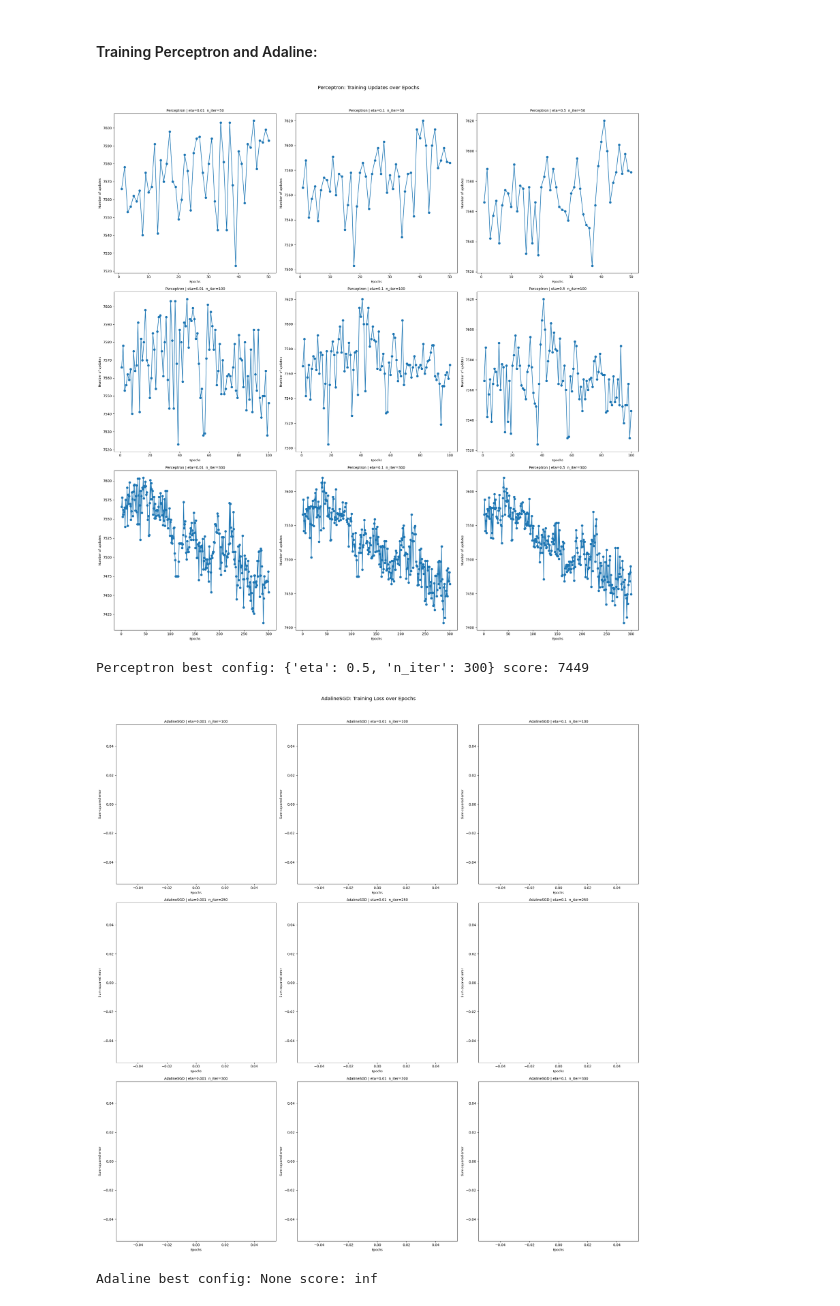
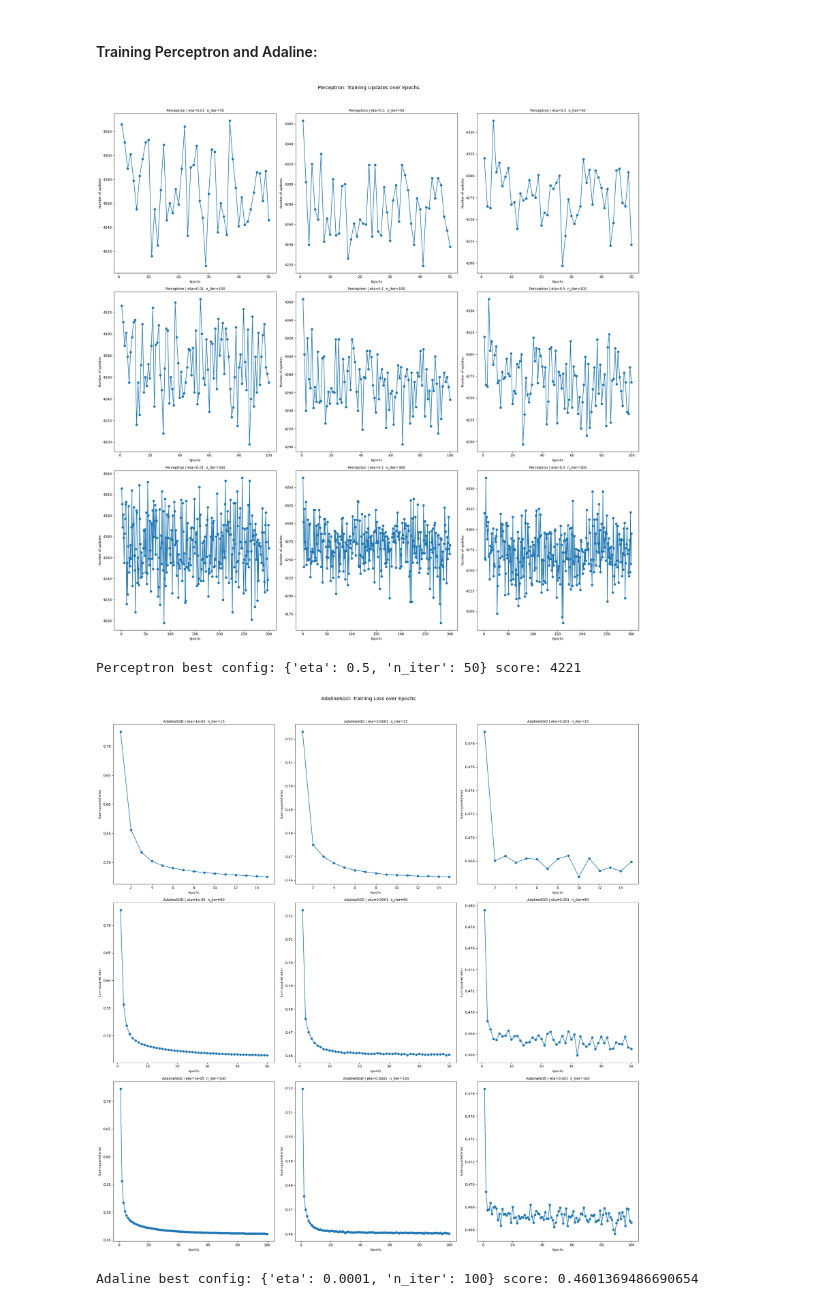
Before and after one commit to cmorris01/project1-foundations_of_classification_algorithms, a Jupyter notebook: notebooks/main.ipynb, the cells around one changed output. Drawn from its saved outputs; the diff is of its cells as text; code cells hidden in the pictures.

Commit message:
Fixed data handling. Added change to drop id column

```diff
--- a/notebooks/main.ipynb
+++ b/notebooks/main.ipynb
@@ -25,28 +25,28 @@ from scripts.adalinesgd_model import AdalineSGD
 #### Preprocessing:
 # %%
 # read in data
-raw_df = load_data("data/project_adult.csv")
+data_handler = DataHandler("data/project_adult.csv")
 
 # split into train and test
-X_train, X_test, y_train, y_test = split_data(df=raw_df, target_column="income")
+X_train, X_test, y_train, y_test = data_handler.split_data(target_column="income")
 
 # preprocess the data
-X_train_processed = preprocess_data(X_train)
-X_test_processed = preprocess_data(X_test)
+X_train_processed = data_handler.preprocess_set(X_train, train_or_test="train")
+X_test_processed = data_handler.preprocess_set(X_test, train_or_test="test")
 # %% [markdown]
 #### Training Perceptron and Adaline:
 # %%
 # handbuilt perceptron and adaline models require data of different shape (numpy arrays)
 X_train_perceptron = X_train_processed.values
 y_train_perceptron = (y_train == ">50K").astype(int).values
-y_train_perceptron = y_train_perceptron[~np.isnan(y_train_perceptron)]
+y_train_adaline = np.where(y_train == ">50K", 1, -1)  # Adaline expects -1, 1 labels
 
 # initialize perceptron and adaline models. iterate through learning rates and iterations to find best hyperparameters
 perceptron_eta_list = [0.01, 0.1, 0.5]
 perceptron_max_iter_list = [50, 100, 300]
 
-adaline_eta_list = [0.001, 0.01, 0.1]
-adaline_max_iter_list = [100, 250, 300]
+adaline_eta_list = [1e-5, 0.0001, 0.001]
+adaline_max_iter_list = [15, 50, 100]
 
 # PERCEPTRON
 fig, ax = plt.subplots(nrows=len(perceptron_max_iter_list), ncols=len(perceptron_eta_list), figsize=(22, 22))
@@ -64,35 +64,35 @@ for r, n_iter in enumerate(perceptron_max_iter_list):
         ax[r, c].set_xlabel("Epochs", fontsize=9)
         ax[r, c].set_ylabel("Number of updates", fontsize=9)
         ax[r, c].set_title(f"Perceptron | eta={eta}  n_iter={n_iter}", fontsize=10)
 
 fig.suptitle("Perceptron: Training Updates over Epochs", fontsize=14, y=1.02)
 fig.tight_layout()
 plt.show()
 print("Perceptron best config:", best_ppn_cfg, "score:", best_ppn_score)
 
 # ADALINE (SGD)
 fig, ax = plt.subplots(nrows=len(adaline_max_iter_list), ncols=len(adaline_eta_list), figsize=(22, 22))
 best_ada_score, best_ada_cfg = np.inf, None
 for r, n_iter in enumerate(adaline_max_iter_list):
     for c, eta in enumerate(adaline_eta_list):
         ada = AdalineSGD(n_iter=n_iter, eta=eta)  # add shuffle/random_state if supported
-        ada.fit(X_train_perceptron, y_train_perceptron)
+        ada.fit(X_train_perceptron, y_train_adaline)
         hist = getattr(ada, "losses_", [])
         if len(hist) > 0:
             ax[r, c].plot(range(1, len(hist)+1), hist, marker='o')
             last = hist[-1]
             if last < best_ada_score:
                 best_ada_score, best_ada_cfg = last, {"eta": eta, "n_iter": n_iter}
         ax[r, c].set_xlabel("Epochs", fontsize=9)
         ax[r, c].set_ylabel("Sum-squared error", fontsize=9)
         ax[r, c].set_title(f"AdalineSGD | eta={eta}  n_iter={n_iter}", fontsize=10)
 
 fig.suptitle("AdalineSGD: Training Loss over Epochs", fontsize=14, y=1.02)
 fig.tight_layout()
 plt.show()
 print("Adaline best config:", best_ada_cfg, "score:", best_ada_score)
 # %% [output]
-[figure, old version]
+[figure, new version]
-Perceptron best config: {'eta': 0.5, 'n_iter': 300} score: 7449
+Perceptron best config: {'eta': 0.5, 'n_iter': 50} score: 4221
-[figure, old version]
+[figure, new version]
-Adaline best config: None score: inf
+Adaline best config: {'eta': 0.0001, 'n_iter': 100} score: 0.4601369486690654
```
Also changed, not shown: parts of 1 cell of this notebook, 1 other file.
